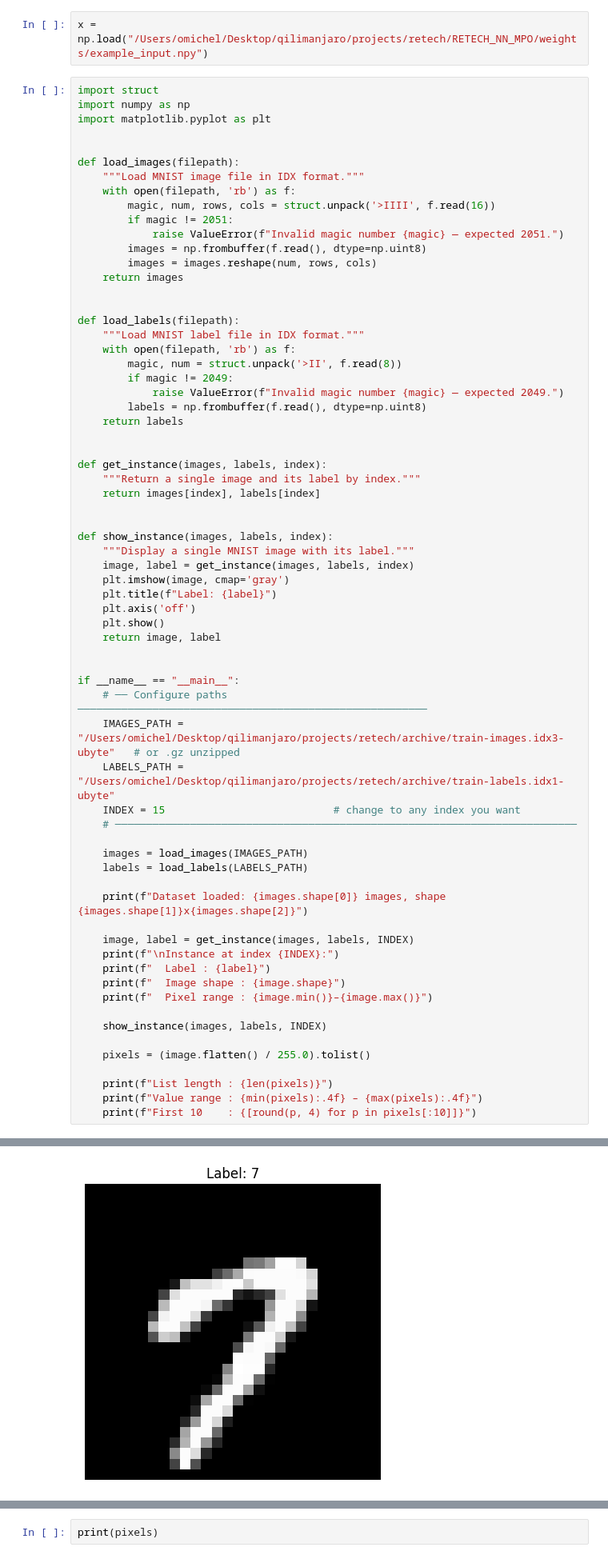
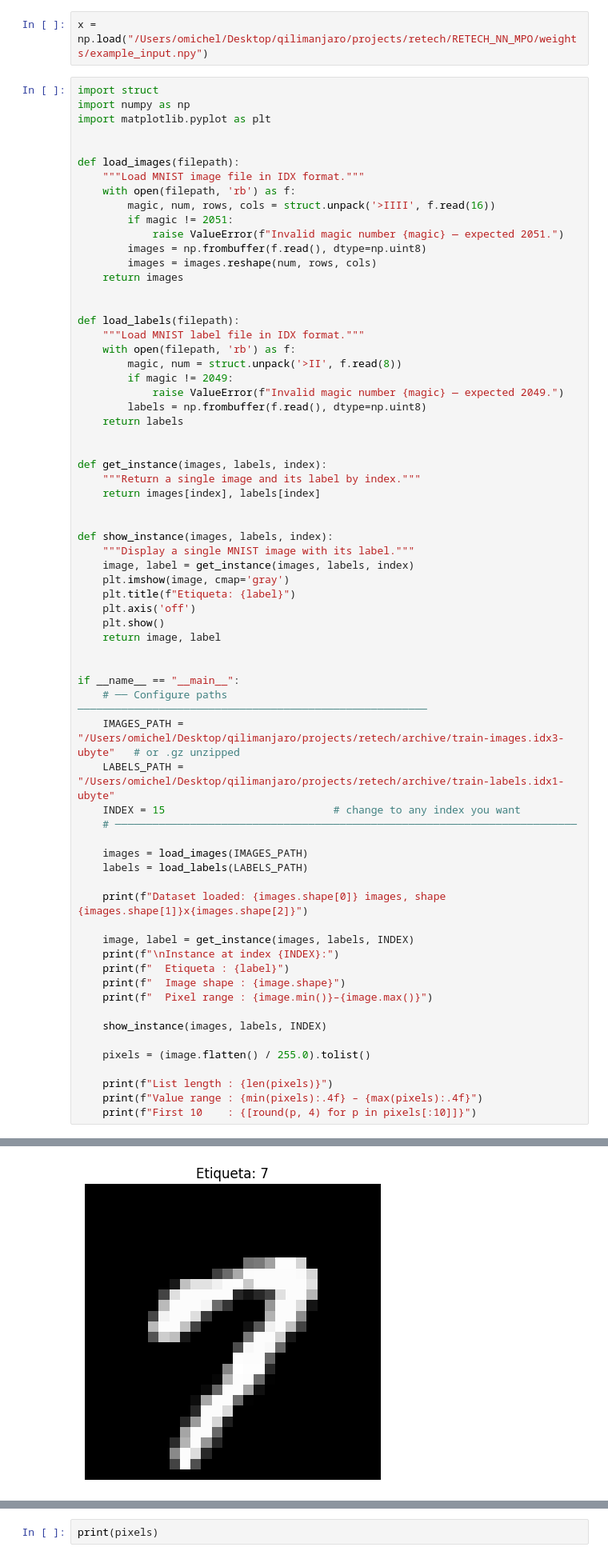
Before and after one commit to OsQarM/retech_2025, a Jupyter notebook: MN5_scripts/task_4/notebooks/input_test.ipynb, the cells around one changed output, grey strips where cells are left out. Shown at 80% size. Drawn from its saved outputs; the diff is of its cells as text.

```diff
--- a/MN5_scripts/task_4/notebooks/input_test.ipynb
+++ b/MN5_scripts/task_4/notebooks/input_test.ipynb
@@ -45,7 +45,7 @@ def show_instance(images, labels, index):
     """Display a single MNIST image with its label."""
     image, label = get_instance(images, labels, index)
     plt.imshow(image, cmap='gray')
-    plt.title(f"Label: {label}")
+    plt.title(f"Etiqueta: {label}")
     plt.axis('off')
     plt.show()
     return image, label
@@ -65,7 +65,7 @@ if __name__ == "__main__":
 
     image, label = get_instance(images, labels, INDEX)
     print(f"\nInstance at index {INDEX}:")
-    print(f"  Label : {label}")
+    print(f"  Etiqueta : {label}")
     print(f"  Image shape : {image.shape}")
     print(f"  Pixel range : {image.min()}–{image.max()}")
 
@@ -84,6 +84,6 @@ Instance at index 15:
   Image shape : (28, 28)
   Pixel range : 0–255
-[figure, old version]
+[figure, new version]
 List length : 784
 Value range : 0.0000 – 1.0000
 First 10    : [0.0, 0.0, 0.0, 0.0, 0.0, 0.0, 0.0, 0.0, 0.0, 0.0]
```
Also changed, not shown: parts of 1 cell of this notebook, 1 other file.
